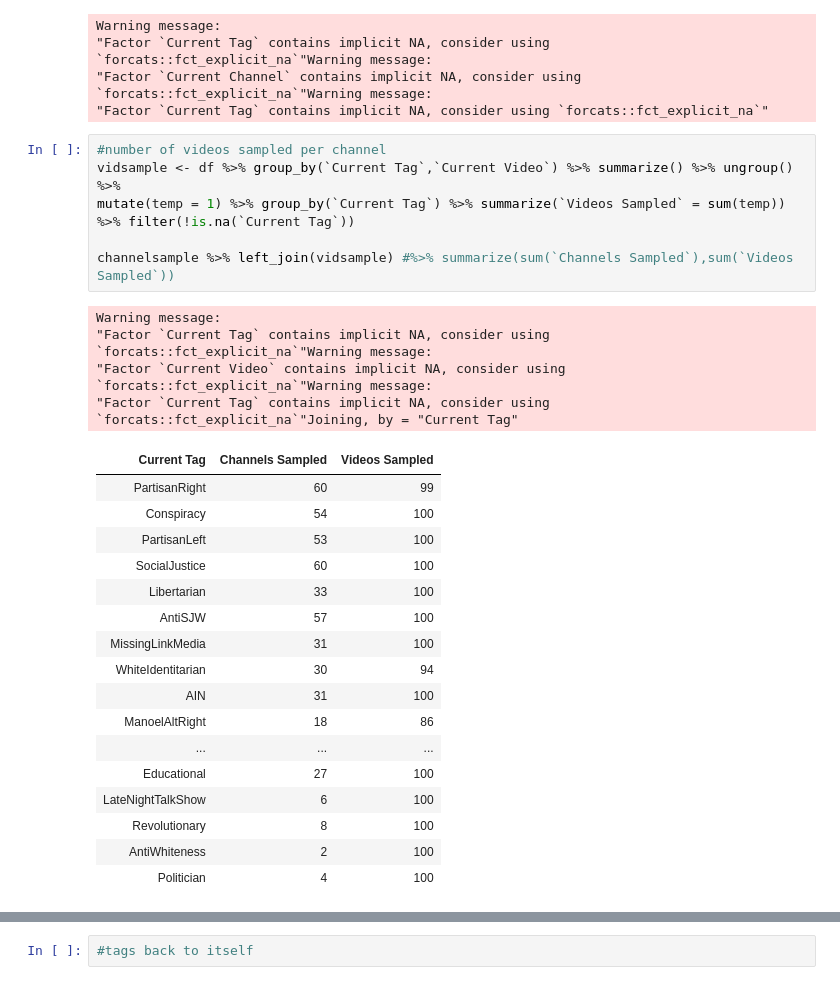
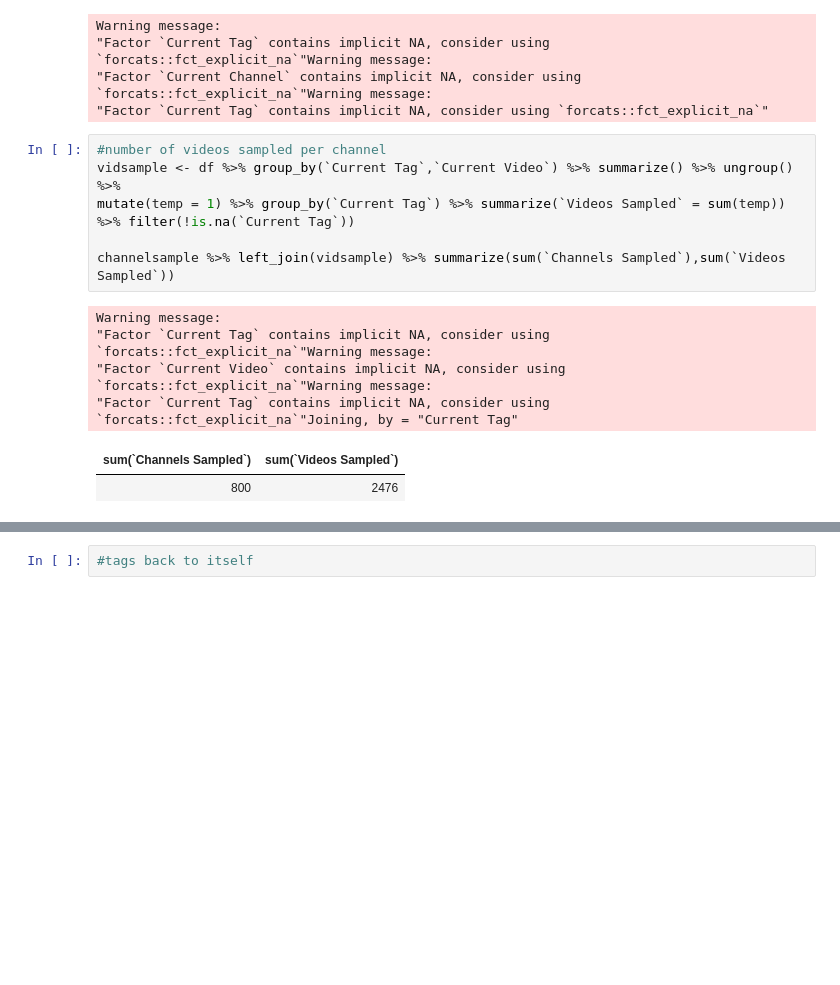
Before and after one commit to ksjhe/YouTube-Radicalization-Modelling, a Jupyter notebook: Exploratory Analysis Tags.ipynb, the cells around one changed output, grey strips where cells are left out. Saved outputs shown, nothing was run; the diff lists cells and outputs as text; blank space fills up the shorter version.

```diff
--- a/Exploratory Analysis Tags.ipynb
+++ b/Exploratory Analysis Tags.ipynb
@@ -70,31 +88,16 @@ Warning message:
 # %%
 #number of videos sampled per channel
 vidsample <- df %>% group_by(`Current Tag`,`Current Video`) %>% summarize() %>% ungroup() %>%
 mutate(temp = 1) %>% group_by(`Current Tag`) %>% summarize(`Videos Sampled` = sum(temp)) %>% filter(!is.na(`Current Tag`))
 
-channelsample %>% left_join(vidsample) #%>% summarize(sum(`Channels Sampled`),sum(`Videos Sampled`))
+channelsample %>% left_join(vidsample) %>% summarize(sum(`Channels Sampled`),sum(`Videos Sampled`))
 # %% [output]
 Warning message:
 "Factor `Current Tag` contains implicit NA, consider using `forcats::fct_explicit_na`"Warning message:
 "Factor `Current Video` contains implicit NA, consider using `forcats::fct_explicit_na`"Warning message:
 "Factor `Current Tag` contains implicit NA, consider using `forcats::fct_explicit_na`"Joining, by = "Current Tag"
-| Current Tag | Channels Sampled | Videos Sampled |
-| PartisanRight | 60 | 99 |
-| Conspiracy | 54 | 100 |
-| PartisanLeft | 53 | 100 |
-| SocialJustice | 60 | 100 |
-| Libertarian | 33 | 100 |
-| AntiSJW | 57 | 100 |
-| MissingLinkMedia | 31 | 100 |
-| WhiteIdentitarian | 30 | 94 |
-| AIN | 31 | 100 |
-| ManoelAltRight | 18 | 86 |
-| ... | ... | ... |
-| Educational | 27 | 100 |
-| LateNightTalkShow | 6 | 100 |
-| Revolutionary | 8 | 100 |
-| AntiWhiteness | 2 | 100 |
-| Politician | 4 | 100 |
+| sum(`Channels Sampled`) | sum(`Videos Sampled`) |
+| 800 | 2476 |
 # %%
 #What do each Category send their most impressions to
 df %>% filter(`Next Tag` != "Others") %>% group_by(`Current Tag`,`Next Tag`) %>% summarize( Impressions = sum(`Impressions`)) %>%
```
Also changed, not shown: parts of 7 cells of this notebook, 9 other files.
